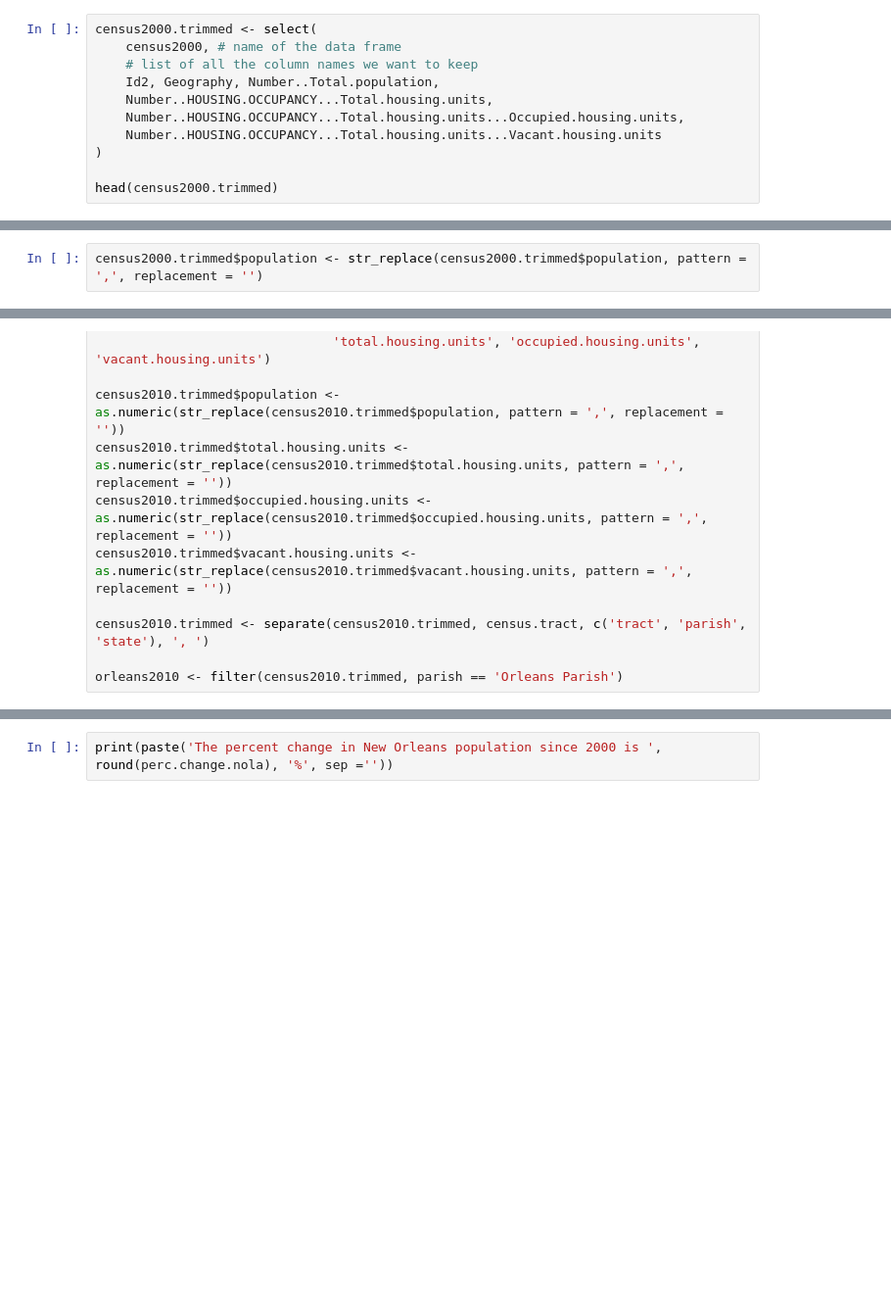
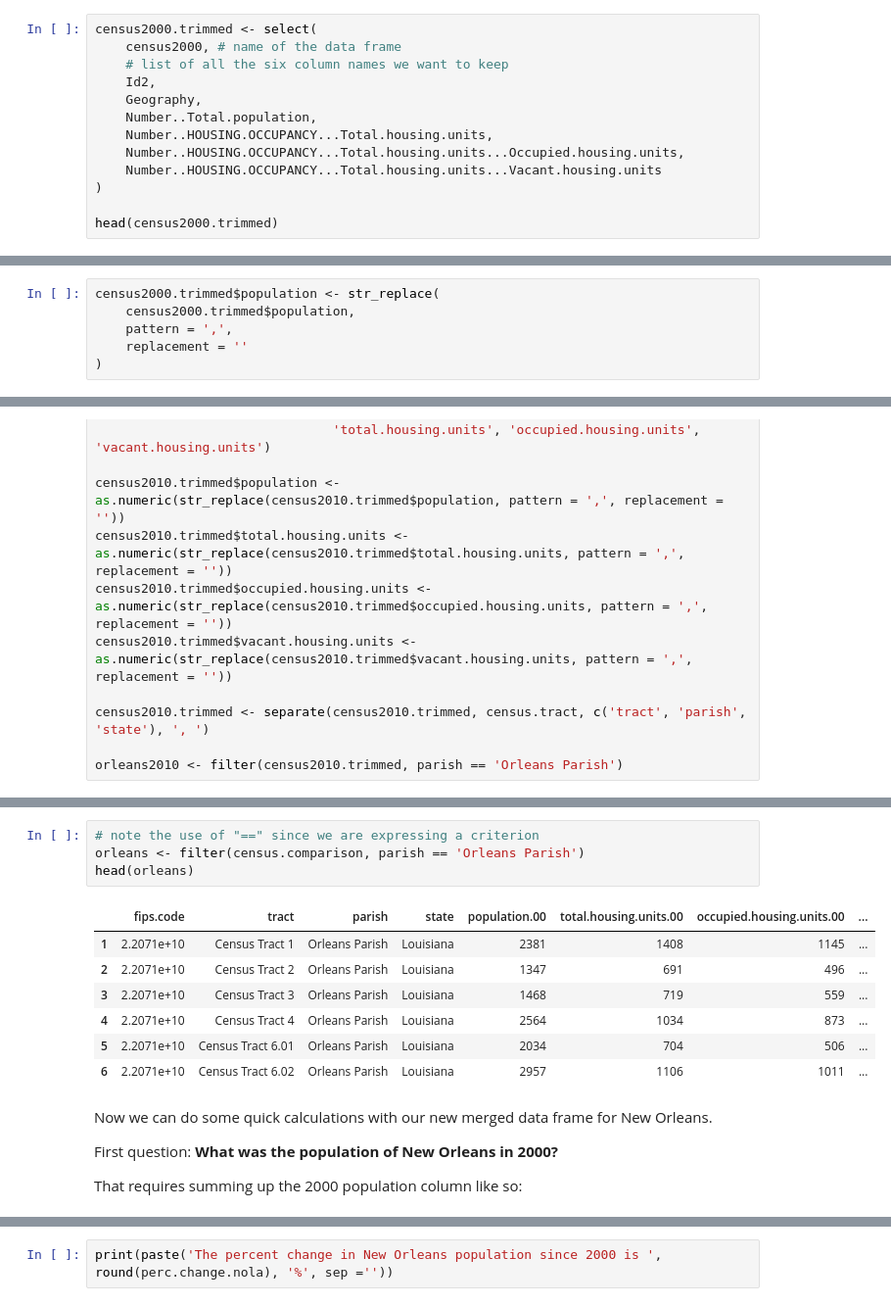
Before and after one commit to OpenNewsLabs/r-workshop-ire, a Jupyter notebook: Getting started with R.ipynb, the cells around one changed output, grey strips where cells are left out. Shown at 98% size. Drawn from its saved outputs; the diff is of its cells as text; blank space fills up the shorter version.

```diff
--- a/Getting started with R.ipynb
+++ b/Getting started with R.ipynb
@@ -108,8 +114,10 @@ From dplyr, we will use the `select` function to trim the data set and save it t
 # %%
 census2000.trimmed <- select(
     census2000, # name of the data frame
-    # list of all the column names we want to keep
-    Id2, Geography, Number..Total.population,
+    # list of all the six column names we want to keep
+    Id2,
+    Geography,
+    Number..Total.population,
     Number..HOUSING.OCCUPANCY...Total.housing.units,
     Number..HOUSING.OCCUPANCY...Total.housing.units...Occupied.housing.units,
     Number..HOUSING.OCCUPANCY...Total.housing.units...Vacant.housing.units
@@ -170,7 +178,11 @@ Warning message:
 # %% [markdown]
 Let's start with the population variable. First, let's remove the comma and write the result to the original column. (The format for calling a column from a data frame in R is `df.name$column.name`)
 # %%
-census2000.trimmed$population <- str_replace(census2000.trimmed$population, pattern = ',', replacement = '')
+census2000.trimmed$population <- str_replace(
+    census2000.trimmed$population,
+    pattern = ',',
+    replacement = ''
+)
 # %% [markdown]
 Then we'll visually inspect the head:
 # %%
@@ -334,0 +365,18 @@ orleans2010 <- filter(census2010.trimmed, parish == 'Orleans Parish')
+# %%
+# note the use of "==" since we are expressing a criterion
+orleans <- filter(census.comparison, parish == 'Orleans Parish')
+head(orleans)
+# %% [output]
+|  | fips.code | tract | parish | state | population.00 | total.housing.units.00 | occupied.housing.units.00 | ... |
+| 1 | 2.2071e+10 | Census Tract 1 | Orleans Parish | Louisiana | 2381 | 1408 | 1145 | ... |
+| 2 | 2.2071e+10 | Census Tract 2 | Orleans Parish | Louisiana | 1347 | 691 | 496 | ... |
+| 3 | 2.2071e+10 | Census Tract 3 | Orleans Parish | Louisiana | 1468 | 719 | 559 | ... |
+| 4 | 2.2071e+10 | Census Tract 4 | Orleans Parish | Louisiana | 2564 | 1034 | 873 | ... |
+| 5 | 2.2071e+10 | Census Tract 6.01 | Orleans Parish | Louisiana | 2034 | 704 | 506 | ... |
+| 6 | 2.2071e+10 | Census Tract 6.02 | Orleans Parish | Louisiana | 2957 | 1106 | 1011 | ... |
+# %% [markdown]
+Now we can do some quick calculations with our new merged data frame for New Orleans.
+
+First question: **What was the population of New Orleans in 2000?**
+
+That requires summing up the 2000 population column like so:
```
Also changed, not shown: parts of 33 cells of this notebook, 3 other files.
